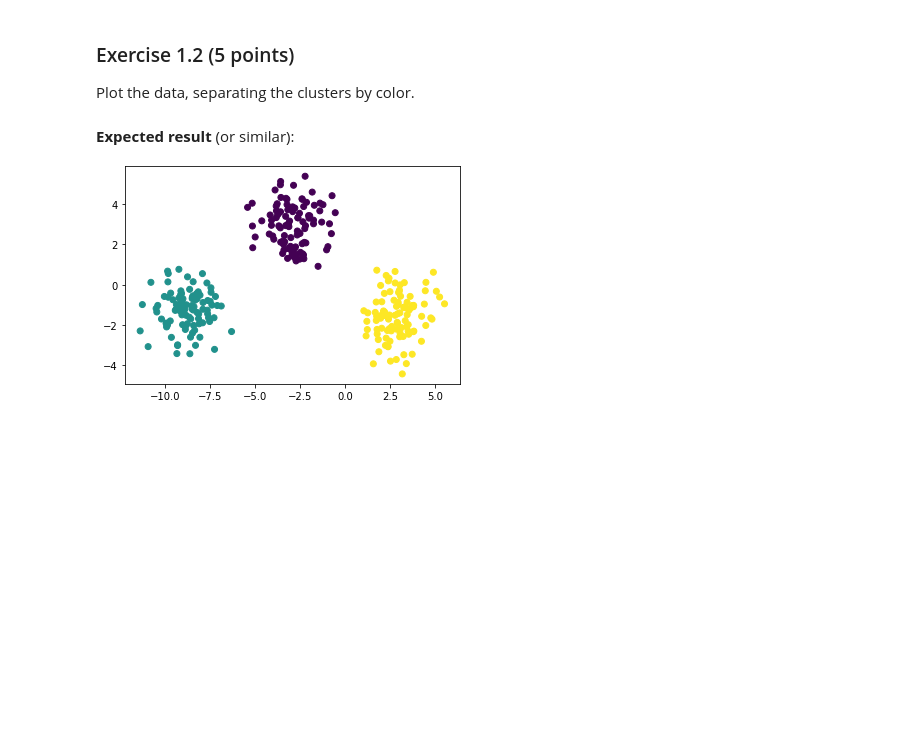
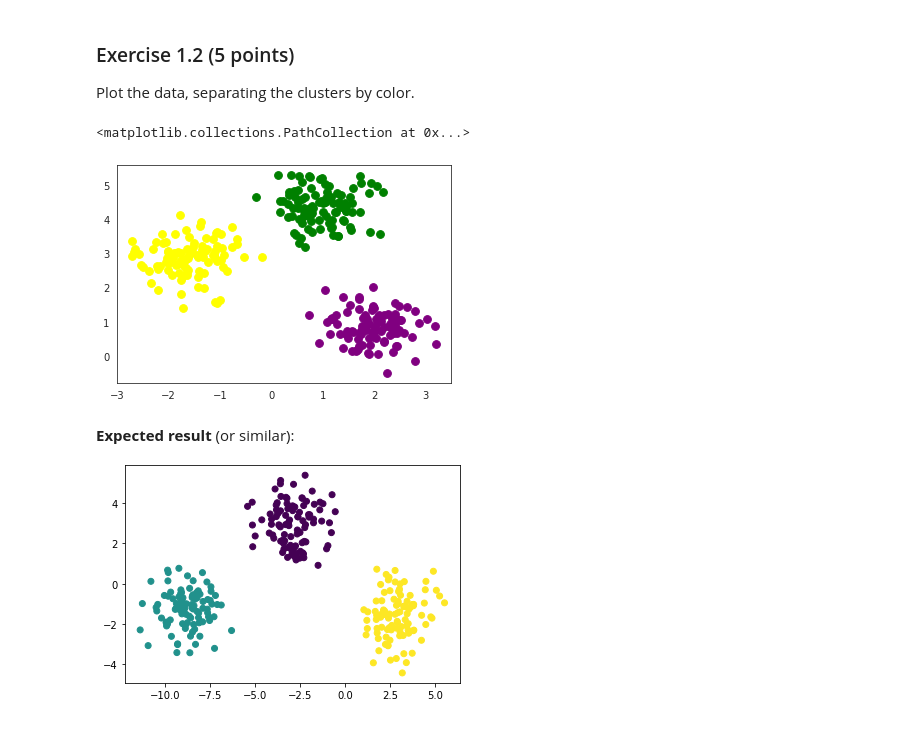
Before and after one commit to sunsun101/AT82.03, a Jupyter notebook: AT82.03/10-K-Means/11-K-Means.ipynb, the cells around one changed output. Saved outputs shown, nothing was run; the diff lists cells and outputs as text; code cells hidden in the pictures; blank space fills up the shorter version.

```diff
--- a/AT82.03/10-K-Means/11-K-Means.ipynb
+++ b/AT82.03/10-K-Means/11-K-Means.ipynb
@@ -72,3 +64,6 @@ NotImplementedError:
+# %%
+from sklearn.datasets import make_blobs
+X, y=make_blobs(n_samples=300, centers=3, n_features=2, random_state=0, cluster_std=0.5)
 # %%
 import numpy as np
 print('X.shape', X.shape)
@@ -100,3 +104,16 @@ raise NotImplementedError()
+# %%
+import matplotlib.pyplot as plt
+
+X1=X[(y == 0).flat]
+X2=X[(y == 1).flat]
+X3=X[(y == 2).flat]
+
+plt.scatter(X1[:,0],X1[:,1] , c='green', s=60)
+plt.scatter(X2[:,0],X2[:,1] , c='purple', s=60)
+plt.scatter(X3[:,0],X3[:,1] , c='yellow', s=60)
+# %% [output]
+<matplotlib.collections.PathCollection at 0x...>
+[figure, added]
 # %% [markdown]
 **Expected result** (or similar):
 
```
Also changed, not shown: parts of 30 cells of this notebook, 6 other files.
